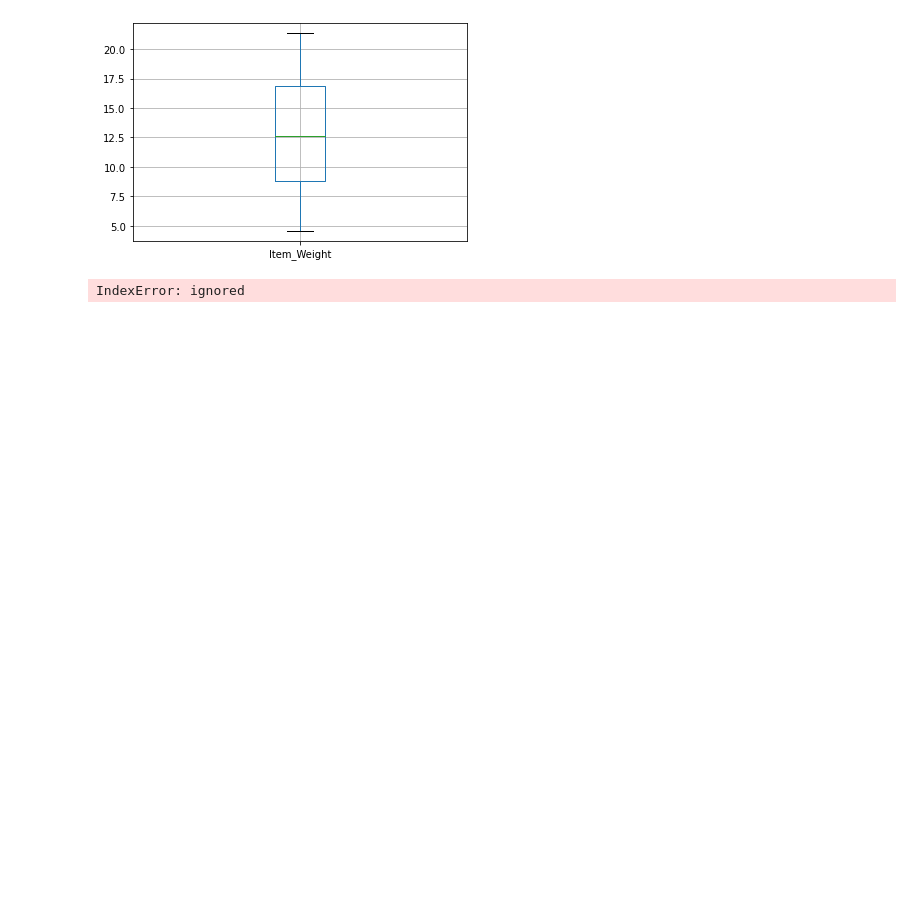
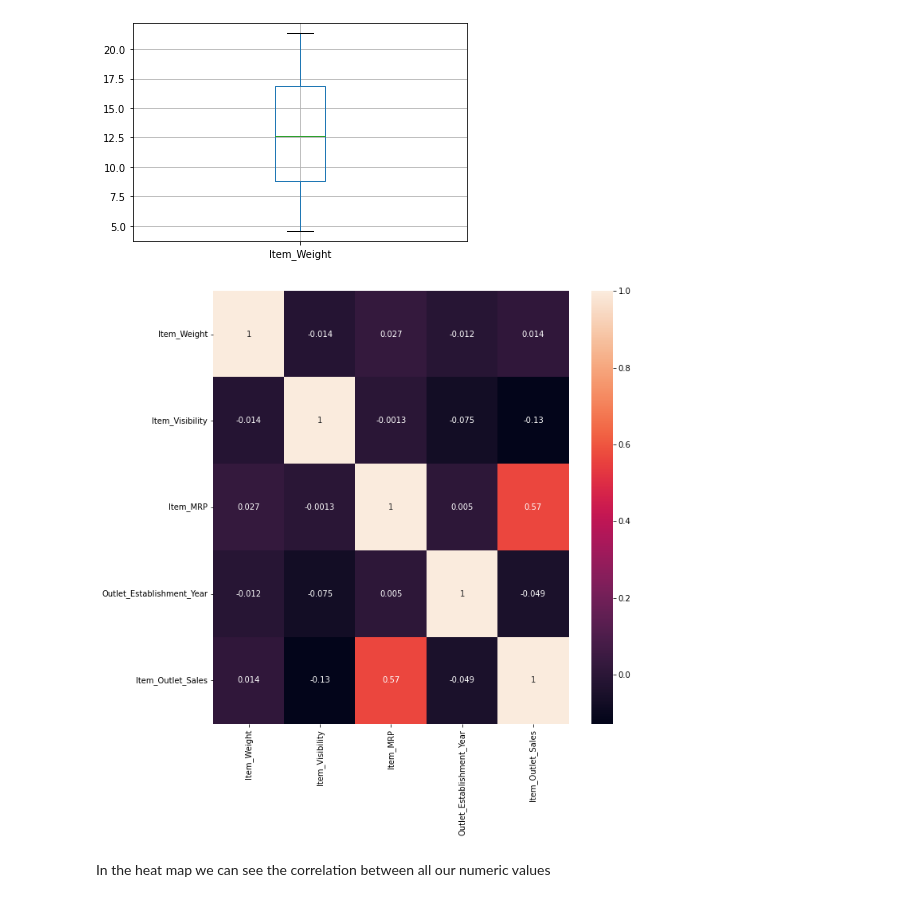
Before and after one commit to MichaelArthur224/Sales_Predictions, a Jupyter notebook: sales_predictions_Michael_Arthur.ipynb, the cells around one changed output. Drawn from its saved outputs; the diff is of its cells as text; code cells hidden in the pictures; blank space fills up the shorter version.

```diff
--- a/sales_predictions_Michael_Arthur.ipynb
+++ b/sales_predictions_Michael_Arthur.ipynb
@@ -188,8 +186,12 @@ df.boxplot(column ='Item_Weight')
 # %% [output]
 <matplotlib.axes._subplots.AxesSubplot at 0x...>
 [figure]
-# %%
-year = df['Outlet_Establishment_Year']
-ax = sns.heatmap(data = year, vmin = 0, vmax=1)
-# %% [output]
-IndexError: ignored
+# %%
+fig, ax = plt.subplots(figsize=(10,10))
+sns.color_palette("rocket", as_cmap=True)
+sns.heatmap(df.corr(), annot=True, ax=ax)
+plt.show()
+# %% [output]
+[figure, added]
+# %% [markdown]
+In the heat map we can see the correlation between all our numeric values
```
Also changed, not shown: parts of 2 cells of this notebook.
